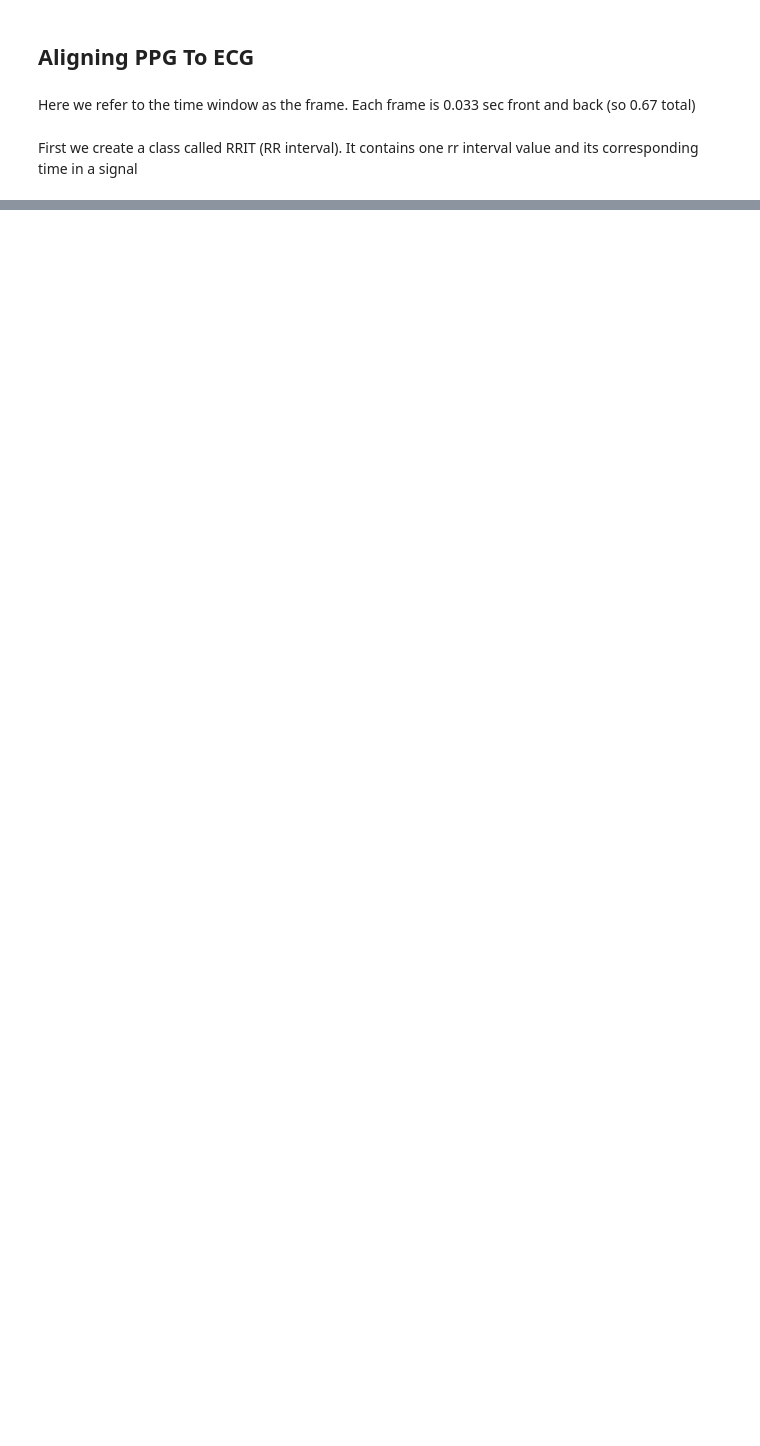
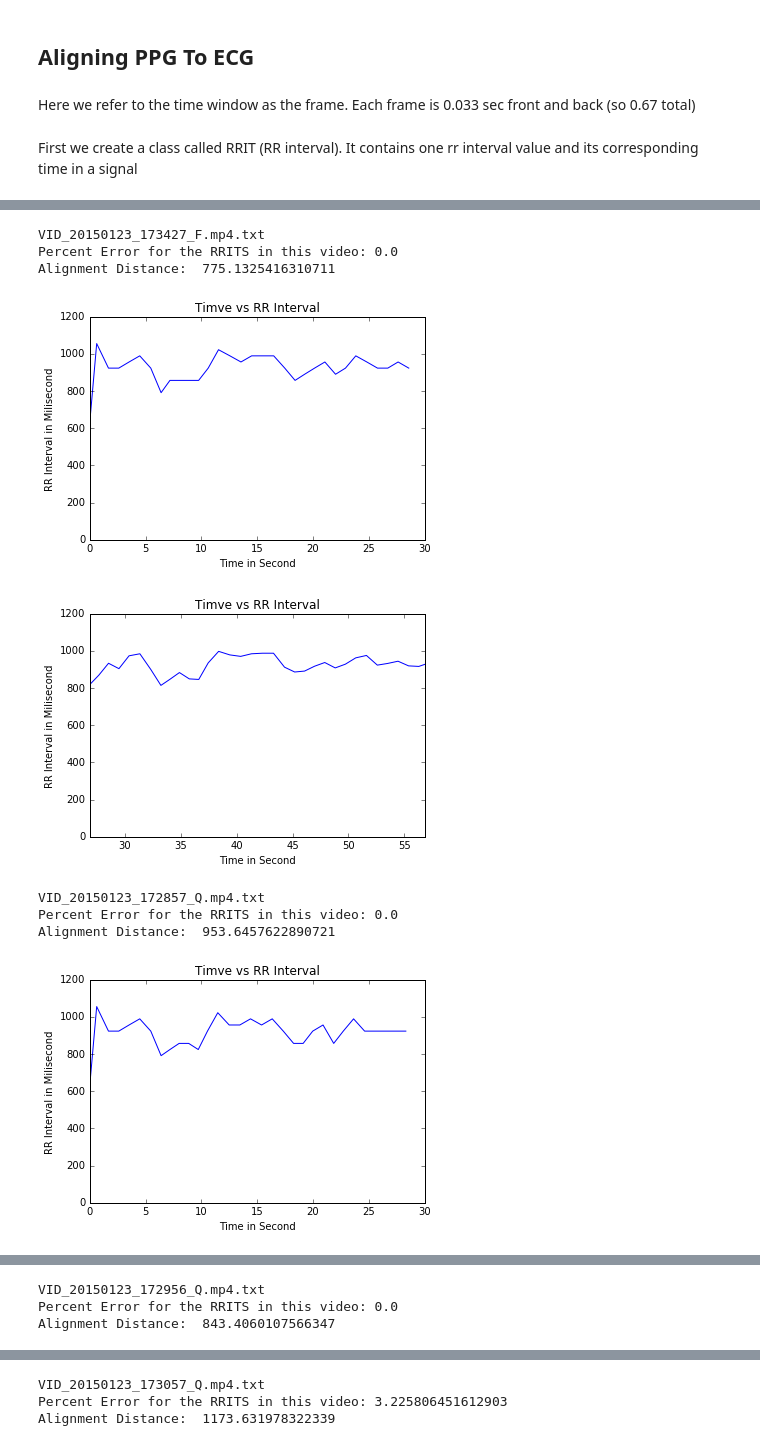
Before and after one commit to monghimng/map, a Jupyter notebook: 2016-04-08AlignPPGToECG.ipynb, the cells around one changed output, grey strips where cells are left out. Drawn from its saved outputs; the diff is of its cells as text; code cells hidden in the pictures; blank space fills up the shorter version.

Commit message:
align ppg to ecg; beautify the notebook

```diff
--- a/2016-04-08AlignPPGToECG.ipynb
+++ b/2016-04-08AlignPPGToECG.ipynb
@@ -84,4 +95,0 @@ class RRSignal(list):
-# %%
-l = analyzeVideoAndObtainBestRedRRInterval("/home/mong/Desktop/map/map/videos/VID_20150123_172926_F.mp4.txt")
-ppg = RRSignal(l, "name", 'red', '15')
-RRSignal.align(ecg1, ppg)
@@ -201,0 +240,7 @@ videoList = ["/home/mong/Desktop/map/map/videos/VID_20150123_172926_F.mp4.txt",
+# %%
+for alignment in ecg1Result:
+    s = 'At time {0:>6.2f} to {1:>6.2f} is the video {2} with percent error of {3:>5.2f}'.format(alignment[0],
+                                                                 alignment[0]+alignment[2].duration(),
+                                                                 alignment[2].name,
+                                                                alignment[2].percentError)
+    print(s)
@@ -201,0 +263,7 @@ videoList = ["/home/mong/Desktop/map/map/videos/VID_20150123_172926_F.mp4.txt",
+# %%
+for alignment in ecg2Result:
+    s = 'At time {0:>6.2f} to {1:>6.2f} is the video {2} with percent error of {3:>5.2f}'.format(alignment[0],
+                                                                 alignment[0]+alignment[2].duration(),
+                                                                 alignment[2].name,
+                                                                alignment[2].percentError)
+    print(s)
@@ -230,0 +292,39 @@ plt.show()
+# %%
+%matplotlib inline
+ecg1TimeList = ecg1.getTimeList()
+ecg1RRITList = ecg1.getRRITList()
+ecg2TimeList = ecg2.getTimeList()
+ecg2RRITList = ecg2.getRRITList()
+
+#first for ecg1, which represents 15012301_GIO.hrm
+for alignment in ecg1Result:
+    time = alignment[0]
+    distance = alignment[1]
+    ppgRRITSignal = alignment[2]
+    print(os.path.basename(ppgRRITSignal.name))
+    print('Percent Error for the RRITS in this video:', ppgRRITSignal.percentError)
+    print('Alignment Distance: ', distance)
+    plt.plot(ppgRRITSignal.getTimeList(), ppgRRITSignal.getRRITList())
+    plt.xlabel('Time in Second')
+    plt.ylabel('RR Interval in Milisecond')
+    plt.title('Timve vs RR Interval')
+    plt.xlim(0,30)
+    plt.ylim(0, 1200)
+    plt.show()
+    plt.plot(ecg1TimeList, ecg1RRITList)
+    plt.xlabel('Time in Second')
+    plt.ylabel('RR Interval in Milisecond')
+    plt.title('Timve vs RR Interval')
+    plt.xlim(time, time+30)
+    plt.ylim(0, 1200)
+    plt.show()
+# %% [output]
+VID_20150123_173427_F.mp4.txt
+Percent Error for the RRITS in this video: 0.0
+Alignment Distance:  775.1325416310711
+[figure, added]
+[figure, added]
+VID_20150123_172857_Q.mp4.txt
+Percent Error for the RRITS in this video: 0.0
+Alignment Distance:  953.6457622890721
+[figure, added]
@@ -230,0 +332,3 @@ plt.show()
+VID_20150123_172956_Q.mp4.txt
+Percent Error for the RRITS in this video: 0.0
+Alignment Distance:  843.4060107566347
@@ -230,0 +337,3 @@ plt.show()
+VID_20150123_173057_Q.mp4.txt
+Percent Error for the RRITS in this video: 3.225806451612903
+Alignment Distance:  1173.631978322339
```
Also changed, not shown: parts of 24 cells of this notebook, 1 other file.
